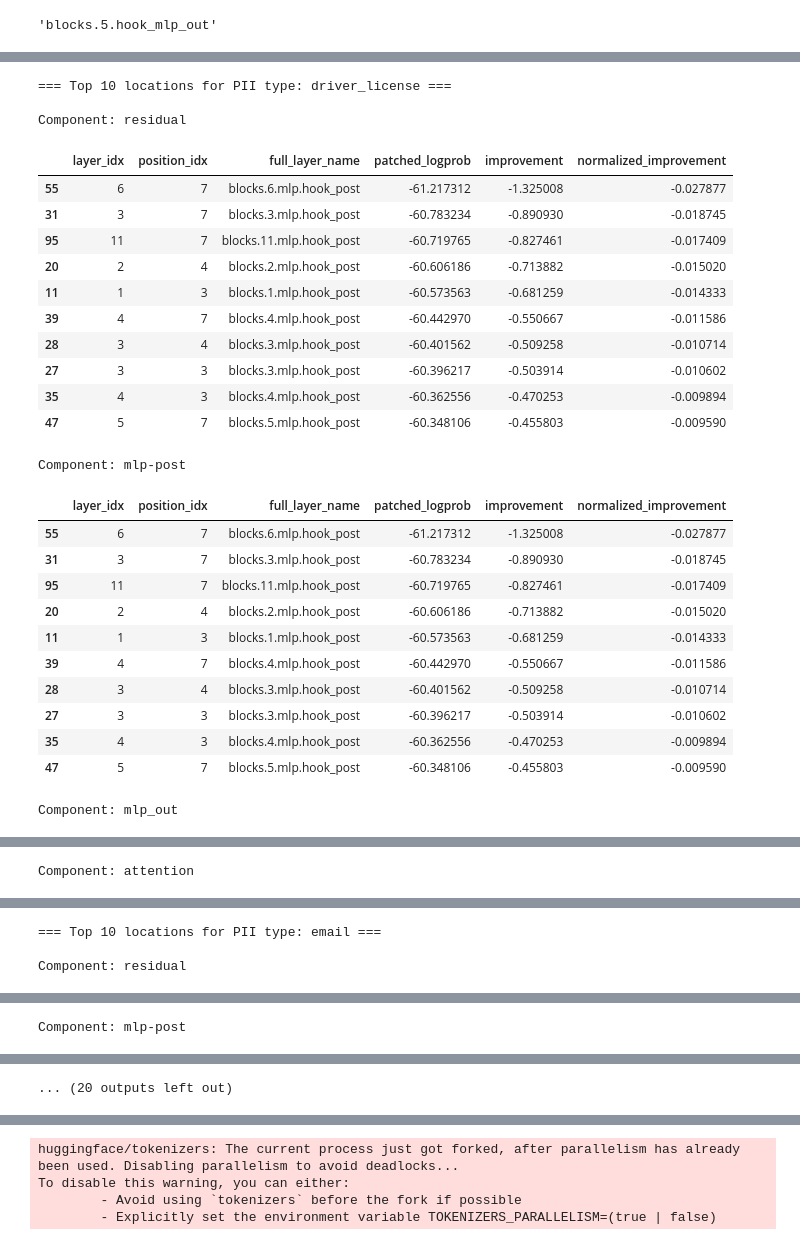
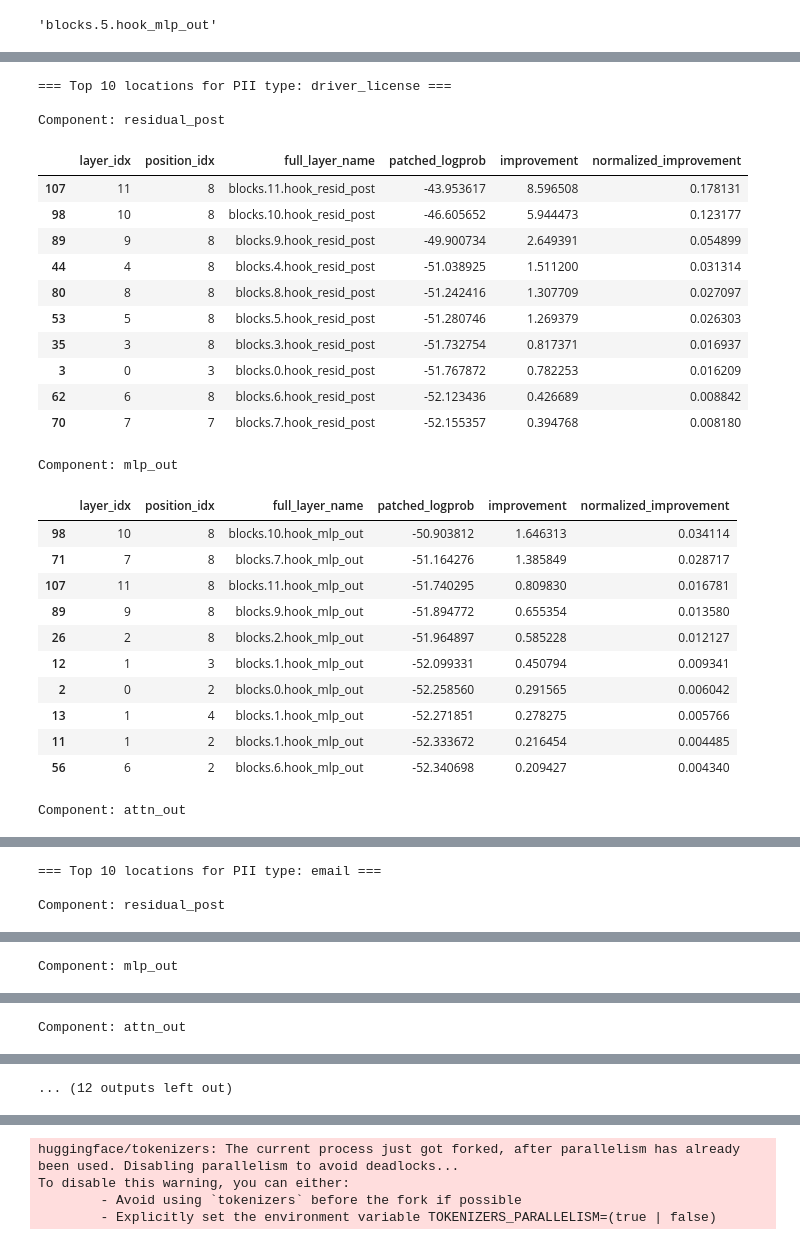
Before and after one commit to tibo-rousset/pii_memo, a Jupyter notebook: colab/activation-patching-experiments.ipynb, the cells around one changed output, grey strips where cells are left out. Saved outputs shown, nothing was run; the diff lists cells and outputs as text; code cells hidden in the pictures.

```diff
--- a/colab/activation-patching-experiments.ipynb
+++ b/colab/activation-patching-experiments.ipynb
@@ -89,7 +89,7 @@ Control model path: /Users/georgekontorousis/git/pii_memo/models/160M/control
 PII data path: /Users/georgekontorousis/git/pii_memo/colab/160M_memorized_pii_by_type.json
 Output directory: /Users/georgekontorousis/git/pii_memo/activation_patching_results/160M
 # %%
-DEBUG_LOGGING = False
+DEBUG_LOGGING = True
 
 def debug_log(msg: str) -> None:
     if DEBUG_LOGGING:
@@ -199,7 +199,7 @@ if False:
             prompt_tokens = model.tokenizer(text_prompts, padding=True, padding_side="left", return_tensors="pt").to(device)
             target_tokens = model.tokenizer(target_piis, padding=True, padding_side="right", return_tensors="pt").to(device)
             full_tokens = model.tokenizer(full_prompts, padding=True, padding_side="left", return_tensors="pt").to(device)
-            full_tokens["prompt_indices"] =
+            # full_tokens["prompt_indices"] =
 
             full_tokens_target_indices = np.arange(len(full_tokens['input_ids']) - len(prompt_tokens['input_ids']))
             # prompt_tokens = model.to_tokens(text_prompts, prepend_bos=prepend_bos, padding_side="left")
@@ -712,7 +738,7 @@ def run_component_sweep_for_sample(
     normalized_improvement_matrix = np.zeros_like(logprob_matrix)
     records: List[Dict[str, Any]] = []
 
-    for layer_idx in tqdm(range(num_layers), desc=f"{pii_type} {component} {layer_name} layers"):
+    for layer_idx in tqdm(range(num_layers), desc=f"patching layers over layer idx e.g. ({tl_utils.get_act_name(layer_name, 0, component)})"):
         debug_log(f"Patching layer {tl_utils.get_act_name(layer_name, layer_idx, component)}")
         for pos in range(prompt_len):  # only positions in the prompt
             patched_logprob = patched_logprob_for_layer_position(
@@ -763,16 +789,13 @@ sweep_results: Dict[str, Dict[str, Dict[str, Any]]] = {}
 for pii_type, sample in tokenized_samples.items():
     print(f"\n=== Running sweeps for PII type: {pii_type} ===")
     sweep_results[pii_type] = {}
-    sweep_results[pii_type]["residual"] = run_component_sweep_for_sample(
-        tl_control_model, tl_target_model, pii_type, sample, "post", "res"
-    )
-    sweep_results[pii_type]["mlp-post"] = run_component_sweep_for_sample(
-        tl_control_model, tl_target_model, pii_type, sample, "post", "mlp"
+    sweep_results[pii_type]["residual_post"] = run_component_sweep_for_sample(
+        tl_control_model, tl_target_model, pii_type, sample, "resid_post", ""
     )
     sweep_results[pii_type]["mlp_out"] = run_component_sweep_for_sample(
         tl_control_model, tl_target_model, pii_type, sample, "mlp_out"
     )
-    sweep_results[pii_type]["attention"] = run_component_sweep_for_sample(
+    sweep_results[pii_type]["attn_out"] = run_component_sweep_for_sample(
         tl_control_model, tl_target_model, pii_type, sample, "attn_out", ""
     )
 print("\nCompleted all sweeps.")
@@ -790,55 +961,55 @@ for pii_type, comps in sweep_results.items():
 
     for component, result in comps.items():
         df = result["results_df"].copy()
 
         # Add normalized improvement column for convenience
         baseline_gap = result["target_logprob"] - result["control_logprob"]
         if baseline_gap != 0:
             df["normalized_improvement"] = df["improvement"] / baseline_gap
         else:
             df["normalized_improvement"] = float("nan")
 
-        top_df = df.sort_values("improvement", ascending=True).head(TOP_K)
+        top_df = df.sort_values("improvement", ascending=False).head(TOP_K)
 
         print(f"\nComponent: {component}")
         display(
             top_df[
                 [
                     "layer_idx",
                     "position_idx",
                     "full_layer_name",
                     "patched_logprob",
                     "improvement",
                     "normalized_improvement",
                 ]
             ]
         )
 # %% [output]
 === Top 10 locations for PII type: driver_license ===
 
-Component: residual
+Component: residual_post
 |  | layer_idx | position_idx | full_layer_name | patched_logprob | improvement | normalized_improvement |
-| 55 | 6 | 7 | blocks.6.mlp.hook_post | -61.217312 | -1.325008 | -0.027877 |
-| 31 | 3 | 7 | blocks.3.mlp.hook_post | -60.783234 | -0.890930 | -0.018745 |
-| 95 | 11 | 7 | blocks.11.mlp.hook_post | -60.719765 | -0.827461 | -0.017409 |
-| 20 | 2 | 4 | blocks.2.mlp.hook_post | -60.606186 | -0.713882 | -0.015020 |
-| 11 | 1 | 3 | blocks.1.mlp.hook_post | -60.573563 | -0.681259 | -0.014333 |
-| 39 | 4 | 7 | blocks.4.mlp.hook_post | -60.442970 | -0.550667 | -0.011586 |
-| 28 | 3 | 4 | blocks.3.mlp.hook_post | -60.401562 | -0.509258 | -0.010714 |
-| 27 | 3 | 3 | blocks.3.mlp.hook_post | -60.396217 | -0.503914 | -0.010602 |
-| 35 | 4 | 3 | blocks.4.mlp.hook_post | -60.362556 | -0.470253 | -0.009894 |
-| 47 | 5 | 7 | blocks.5.mlp.hook_post | -60.348106 | -0.455803 | -0.009590 |
+| 107 | 11 | 8 | blocks.11.hook_resid_post | -43.953617 | 8.596508 | 0.178131 |
+| 98 | 10 | 8 | blocks.10.hook_resid_post | -46.605652 | 5.944473 | 0.123177 |
+| 89 | 9 | 8 | blocks.9.hook_resid_post | -49.900734 | 2.649391 | 0.054899 |
+| 44 | 4 | 8 | blocks.4.hook_resid_post | -51.038925 | 1.511200 | 0.031314 |
+| 80 | 8 | 8 | blocks.8.hook_resid_post | -51.242416 | 1.307709 | 0.027097 |
+| 53 | 5 | 8 | blocks.5.hook_resid_post | -51.280746 | 1.269379 | 0.026303 |
+| 35 | 3 | 8 | blocks.3.hook_resid_post | -51.732754 | 0.817371 | 0.016937 |
+| 3 | 0 | 3 | blocks.0.hook_resid_post | -51.767872 | 0.782253 | 0.016209 |
+| 62 | 6 | 8 | blocks.6.hook_resid_post | -52.123436 | 0.426689 | 0.008842 |
+| 70 | 7 | 7 | blocks.7.hook_resid_post | -52.155357 | 0.394768 | 0.008180 |
-Component: mlp-post
+Component: mlp_out
 |  | layer_idx | position_idx | full_layer_name | patched_logprob | improvement | normalized_improvement |
-| 55 | 6 | 7 | blocks.6.mlp.hook_post | -61.217312 | -1.325008 | -0.027877 |
-| 31 | 3 | 7 | blocks.3.mlp.hook_post | -60.783234 | -0.890930 | -0.018745 |
-| 95 | 11 | 7 | blocks.11.mlp.hook_post | -60.719765 | -0.827461 | -0.017409 |
-| 20 | 2 | 4 | blocks.2.mlp.hook_post | -60.606186 | -0.713882 | -0.015020 |
-| 11 | 1 | 3 | blocks.1.mlp.hook_post | -60.573563 | -0.681259 | -0.014333 |
-| 39 | 4 | 7 | blocks.4.mlp.hook_post | -60.442970 | -0.550667 | -0.011586 |
-| 28 | 3 | 4 | blocks.3.mlp.hook_post | -60.401562 | -0.509258 | -0.010714 |
-| 27 | 3 | 3 | blocks.3.mlp.hook_post | -60.396217 | -0.503914 | -0.010602 |
-| 35 | 4 | 3 | blocks.4.mlp.hook_post | -60.362556 | -0.470253 | -0.009894 |
-| 47 | 5 | 7 | blocks.5.mlp.hook_post | -60.348106 | -0.455803 | -0.009590 |
+| 98 | 10 | 8 | blocks.10.hook_mlp_out | -50.903812 | 1.646313 | 0.034114 |
+| 71 | 7 | 8 | blocks.7.hook_mlp_out | -51.164276 | 1.385849 | 0.028717 |
+| 107 | 11 | 8 | blocks.11.hook_mlp_out | -51.740295 | 0.809830 | 0.016781 |
+| 89 | 9 | 8 | blocks.9.hook_mlp_out | -51.894772 | 0.655354 | 0.013580 |
+| 26 | 2 | 8 | blocks.2.hook_mlp_out | -51.964897 | 0.585228 | 0.012127 |
+| 12 | 1 | 3 | blocks.1.hook_mlp_out | -52.099331 | 0.450794 | 0.009341 |
+| 2 | 0 | 2 | blocks.0.hook_mlp_out | -52.258560 | 0.291565 | 0.006042 |
+| 13 | 1 | 4 | blocks.1.hook_mlp_out | -52.271851 | 0.278275 | 0.005766 |
+| 11 | 1 | 2 | blocks.1.hook_mlp_out | -52.333672 | 0.216454 | 0.004485 |
+| 56 | 6 | 2 | blocks.6.hook_mlp_out | -52.340698 | 0.209427 | 0.004340 |
-Component: mlp_out
+Component: attn_out
 |  | layer_idx | position_idx | full_layer_name | patched_logprob | improvement | normalized_improvement |
@@ -855,2 +1026,4 @@ Component: mlp_out
-Component: attention
+=== Top 10 locations for PII type: email ===
+
+Component: residual_post
 |  | layer_idx | position_idx | full_layer_name | patched_logprob | improvement | normalized_improvement |
@@ -867,4 +1040,2 @@ Component: attention
-=== Top 10 locations for PII type: email ===
-
-Component: residual
+Component: mlp_out
 |  | layer_idx | position_idx | full_layer_name | patched_logprob | improvement | normalized_improvement |
@@ -881,2 +1052,2 @@ Component: residual
-Component: mlp-post
+Component: attn_out
 |  | layer_idx | position_idx | full_layer_name | patched_logprob | improvement | normalized_improvement |
@@ -893,4 +1064,4 @@ Component: mlp-post
-... (20 outputs left out)
+... (12 outputs left out)
 # %%
 # Heatmap visualizations of sweep results using a simple Plotly imshow helper
 
```
Also changed, not shown: parts of 9 cells of this notebook.
